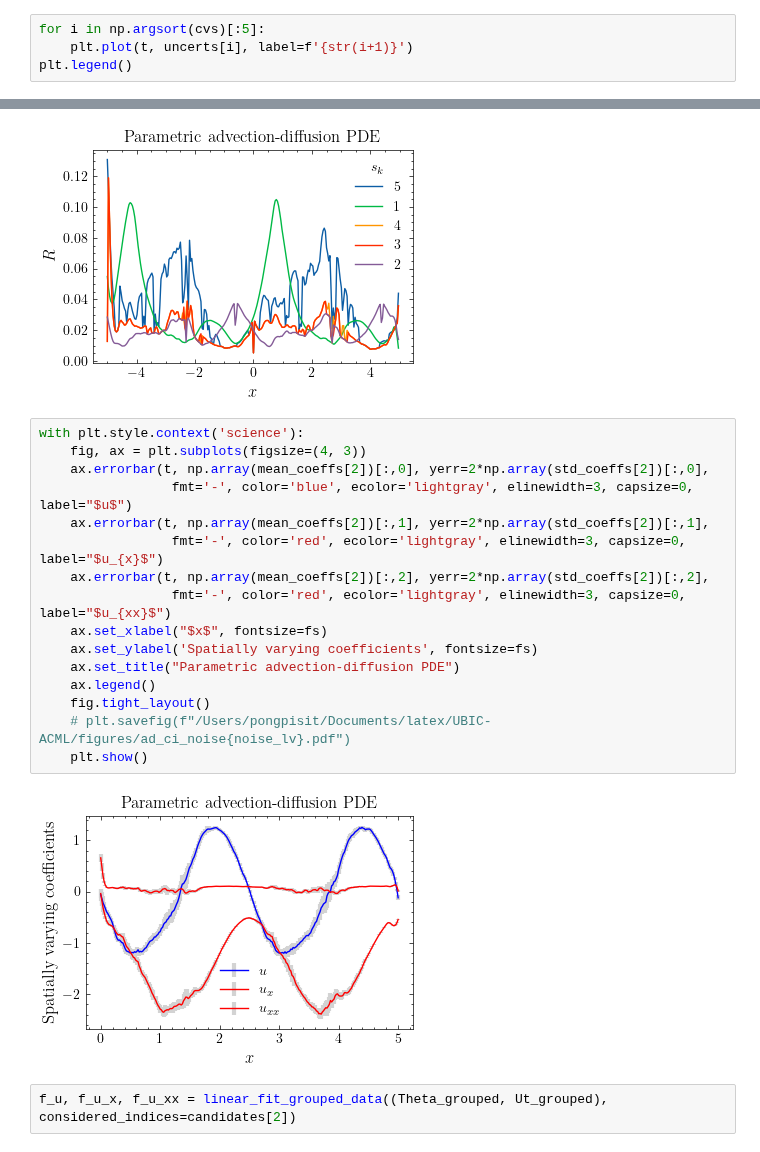
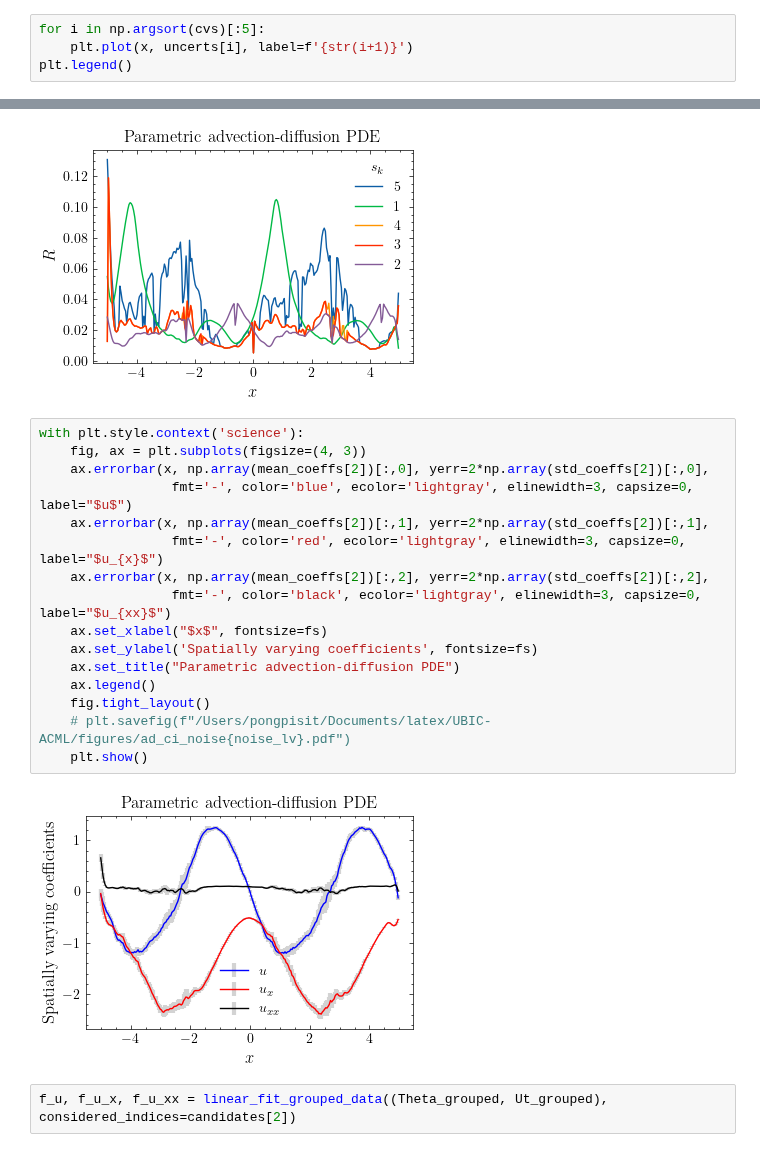
Before and after one commit to Pongpisit-Thanasutives/parametric-discovery, a Jupyter notebook: Spatial_Advection_Diffusion_WeakLib_PySR.ipynb, the cells around one changed output, grey strips where cells are left out. Saved outputs shown, nothing was run; the diff lists cells and outputs as text.

```diff
--- a/Spatial_Advection_Diffusion_WeakLib_PySR.ipynb
+++ b/Spatial_Advection_Diffusion_WeakLib_PySR.ipynb
@@ -307,7 +307,7 @@ plt.plot(cvs)
 [figure]
 # %%
 for i in np.argsort(cvs)[:5]:
-    plt.plot(t, uncerts[i], label=f'{str(i+1)}')
+    plt.plot(x, uncerts[i], label=f'{str(i+1)}')
 plt.legend()
 # %% [output]
 <matplotlib.legend.Legend at 0x...>
@@ -364,21 +364,21 @@ with plt.style.context('science'):
 # %%
 with plt.style.context('science'):
     fig, ax = plt.subplots(figsize=(4, 3))
-    ax.errorbar(t, np.array(mean_coeffs[2])[:,0], yerr=2*np.array(std_coeffs[2])[:,0],
+    ax.errorbar(x, np.array(mean_coeffs[2])[:,0], yerr=2*np.array(std_coeffs[2])[:,0],
                  fmt='-', color='blue', ecolor='lightgray', elinewidth=3, capsize=0, label="$u$")
-    ax.errorbar(t, np.array(mean_coeffs[2])[:,1], yerr=2*np.array(std_coeffs[2])[:,1],
+    ax.errorbar(x, np.array(mean_coeffs[2])[:,1], yerr=2*np.array(std_coeffs[2])[:,1],
                  fmt='-', color='red', ecolor='lightgray', elinewidth=3, capsize=0, label="$u_{x}$")
-    ax.errorbar(t, np.array(mean_coeffs[2])[:,2], yerr=2*np.array(std_coeffs[2])[:,2],
-                 fmt='-', color='red', ecolor='lightgray', elinewidth=3, capsize=0, label="$u_{xx}$")
+    ax.errorbar(x, np.array(mean_coeffs[2])[:,2], yerr=2*np.array(std_coeffs[2])[:,2],
+                 fmt='-', color='black', ecolor='lightgray', elinewidth=3, capsize=0, label="$u_{xx}$")
     ax.set_xlabel("$x$", fontsize=fs)
     ax.set_ylabel('Spatially varying coefficients', fontsize=fs)
     ax.set_title("Parametric advection-diffusion PDE")
     ax.legend()
     fig.tight_layout()
     # plt.savefig(f"/Users/pongpisit/Documents/latex/UBIC-ACML/figures/ad_ci_noise{noise_lv}.pdf")
     plt.show()
 # %% [output]
-[figure, old version]
+[figure, new version]
 # %%
 f_u, f_u_x, f_u_xx = linear_fit_grouped_data((Theta_grouped, Ut_grouped), considered_indices=candidates[2])
 # %%
```
Also changed, not shown: parts of 2 cells of this notebook, 1 other file.
